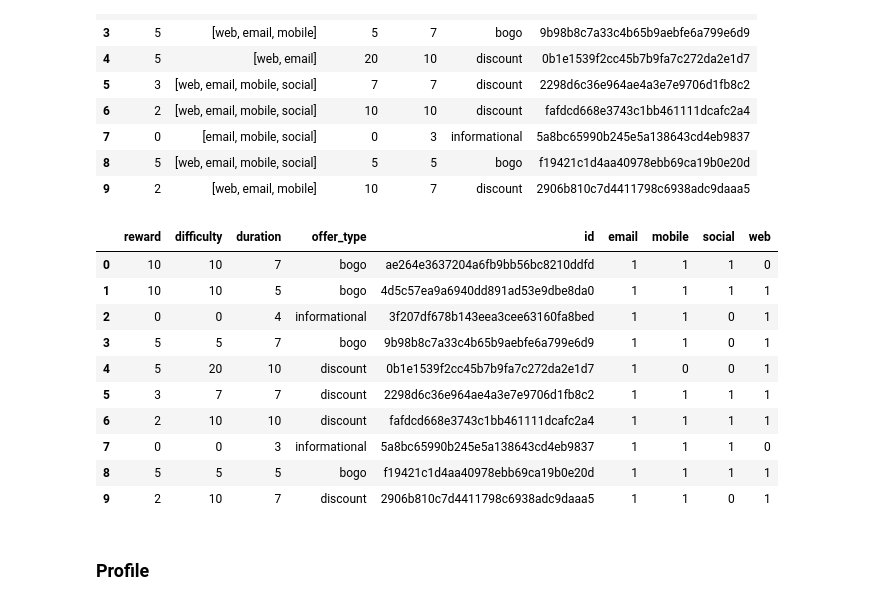
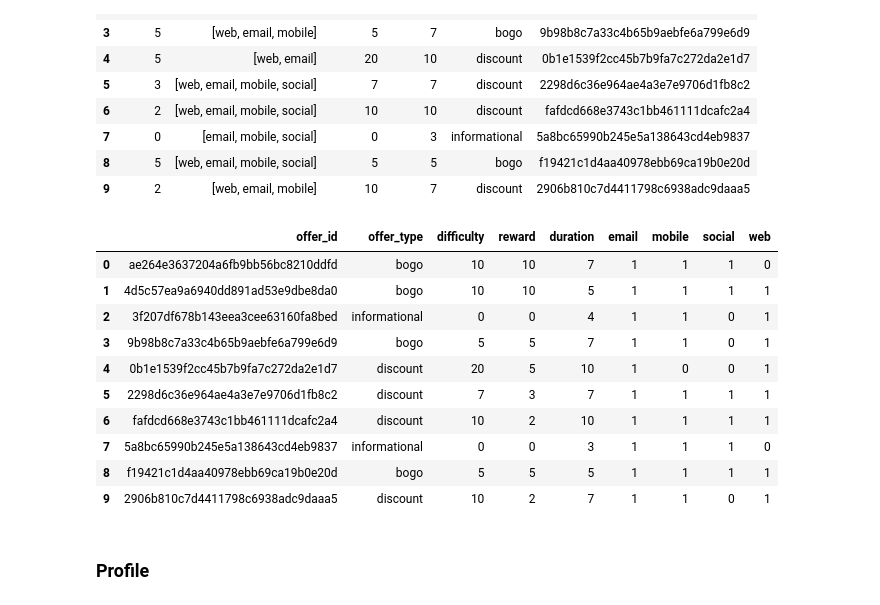
Before and after one commit to felipe-takaoka/starbucks-capstone, a Jupyter notebook: Starbucks_Capstone_notebook.ipynb, the cells around one changed output. Drawn from its saved outputs; the diff is of its cells as text; code cells hidden in the pictures.

```diff
--- a/Starbucks_Capstone_notebook.ipynb
+++ b/Starbucks_Capstone_notebook.ipynb
@@ -95,26 +95,33 @@ portfolio
 # %%
 # Available channels
 channels = ["email", "mobile", "social", "web"]
 
 # Create a one hot encoding for channel type
 portfolioWithChannelsEncoded = portfolio.copy()
 for channel in channels:
     portfolioWithChannelsEncoded[channel] = portfolio["channels"].apply(lambda cs: 1*(channel in cs))
 
 portfolio_df = portfolioWithChannelsEncoded.drop(columns="channels")
+
+# Rename and order columns
+portfolio_df = portfolio_df.rename(columns={"id": "offer_id"})
+cols = ["offer_id","offer_type","difficulty","reward","duration","email","mobile","social","web"]
+assert set(cols) == set(portfolio_df.columns)
+portfolio_df = portfolio_df[cols]
+
 portfolio_df
 # %% [output]
-|  | reward | difficulty | duration | offer_type | id | email | mobile | social | web |
-| 0 | 10 | 10 | 7 | bogo | ae264e3637204a6fb9bb56bc8210ddfd | 1 | 1 | 1 | 0 |
-| 1 | 10 | 10 | 5 | bogo | 4d5c57ea9a6940dd891ad53e9dbe8da0 | 1 | 1 | 1 | 1 |
-| 2 | 0 | 0 | 4 | informational | 3f207df678b143eea3cee63160fa8bed | 1 | 1 | 0 | 1 |
-| 3 | 5 | 5 | 7 | bogo | 9b98b8c7a33c4b65b9aebfe6a799e6d9 | 1 | 1 | 0 | 1 |
-| 4 | 5 | 20 | 10 | discount | 0b1e1539f2cc45b7b9fa7c272da2e1d7 | 1 | 0 | 0 | 1 |
-| 5 | 3 | 7 | 7 | discount | 2298d6c36e964ae4a3e7e9706d1fb8c2 | 1 | 1 | 1 | 1 |
-| 6 | 2 | 10 | 10 | discount | fafdcd668e3743c1bb461111dcafc2a4 | 1 | 1 | 1 | 1 |
-| 7 | 0 | 0 | 3 | informational | 5a8bc65990b245e5a138643cd4eb9837 | 1 | 1 | 1 | 0 |
-| 8 | 5 | 5 | 5 | bogo | f19421c1d4aa40978ebb69ca19b0e20d | 1 | 1 | 1 | 1 |
-| 9 | 2 | 10 | 7 | discount | 2906b810c7d4411798c6938adc9daaa5 | 1 | 1 | 0 | 1 |
+|  | offer_id | offer_type | difficulty | reward | duration | email | mobile | social | web |
+| 0 | ae264e3637204a6fb9bb56bc8210ddfd | bogo | 10 | 10 | 7 | 1 | 1 | 1 | 0 |
+| 1 | 4d5c57ea9a6940dd891ad53e9dbe8da0 | bogo | 10 | 10 | 5 | 1 | 1 | 1 | 1 |
+| 2 | 3f207df678b143eea3cee63160fa8bed | informational | 0 | 0 | 4 | 1 | 1 | 0 | 1 |
+| 3 | 9b98b8c7a33c4b65b9aebfe6a799e6d9 | bogo | 5 | 5 | 7 | 1 | 1 | 0 | 1 |
+| 4 | 0b1e1539f2cc45b7b9fa7c272da2e1d7 | discount | 20 | 5 | 10 | 1 | 0 | 0 | 1 |
+| 5 | 2298d6c36e964ae4a3e7e9706d1fb8c2 | discount | 7 | 3 | 7 | 1 | 1 | 1 | 1 |
+| 6 | fafdcd668e3743c1bb461111dcafc2a4 | discount | 10 | 2 | 10 | 1 | 1 | 1 | 1 |
+| 7 | 5a8bc65990b245e5a138643cd4eb9837 | informational | 0 | 0 | 3 | 1 | 1 | 1 | 0 |
+| 8 | f19421c1d4aa40978ebb69ca19b0e20d | bogo | 5 | 5 | 5 | 1 | 1 | 1 | 1 |
+| 9 | 2906b810c7d4411798c6938adc9daaa5 | discount | 10 | 2 | 7 | 1 | 1 | 0 | 1 |
 # %% [markdown]
 ### Profile
 # %%
```
Also changed, not shown: parts of 2 cells of this notebook.
